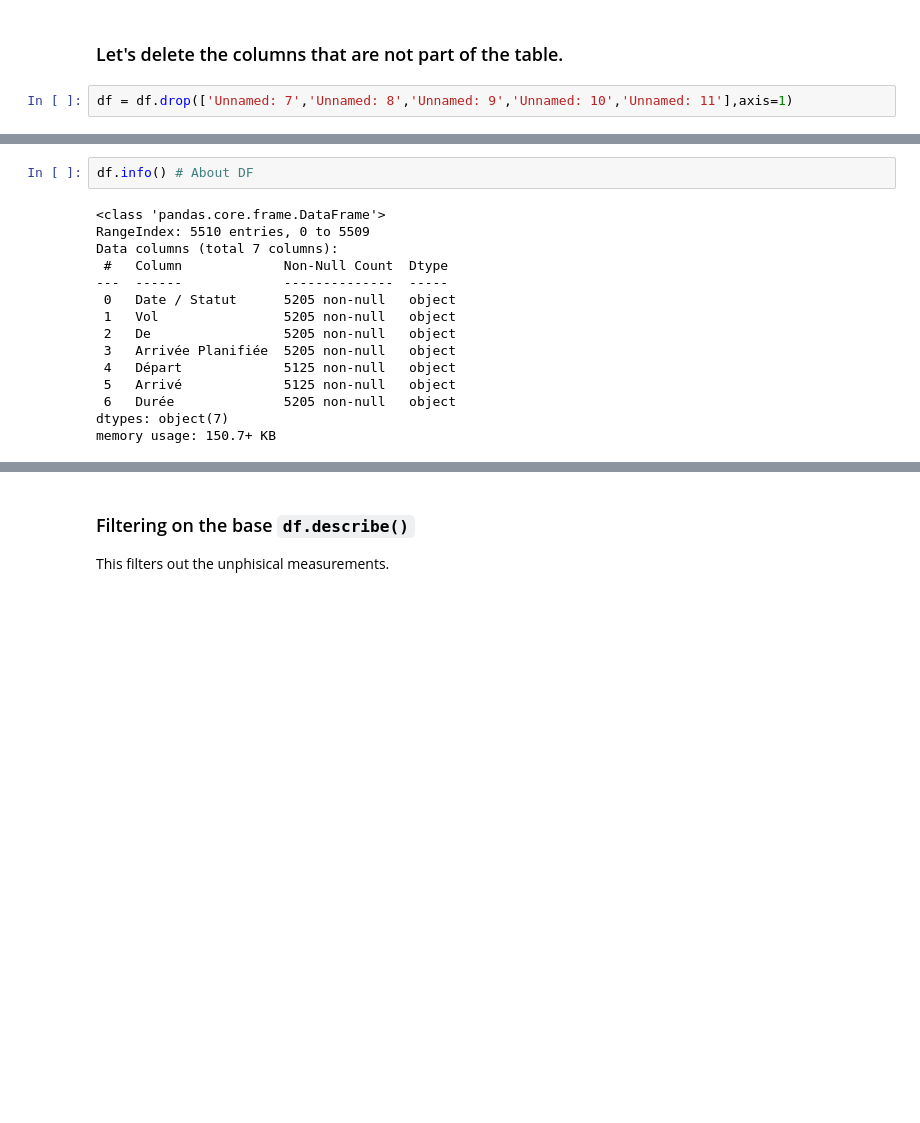
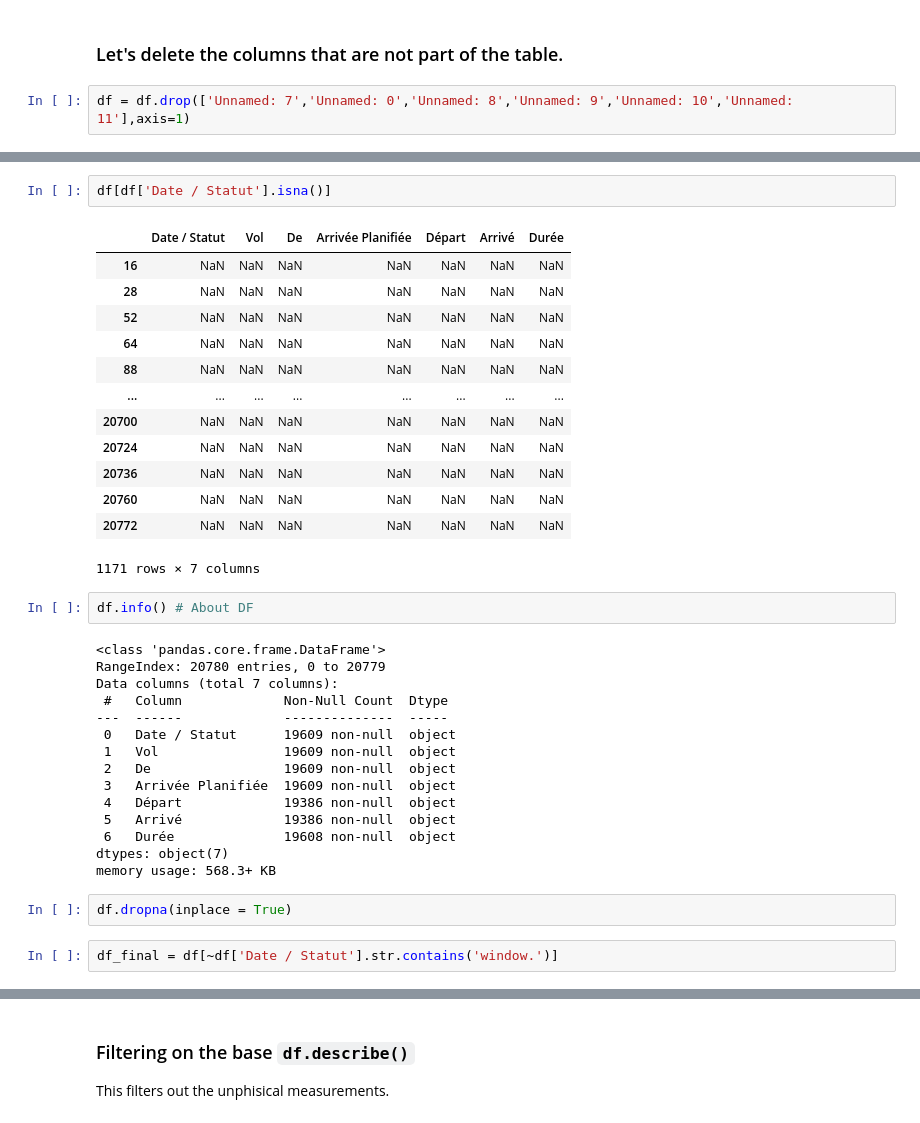
Before and after one commit to Shito3/Airplanes_Analysis, a Jupyter notebook: airlines-EDA.ipynb, the cells around one changed output, grey strips where cells are left out. Drawn from its saved outputs; the diff is of its cells as text; blank space fills up the shorter version.

```diff
--- a/airlines-EDA.ipynb
+++ b/airlines-EDA.ipynb
@@ -51,7 +51,7 @@ df.head()
 # %% [markdown]
 ### Let's delete the columns that are not part of the table.
 # %%
-df = df.drop(['Unnamed: 7','Unnamed: 8','Unnamed: 9','Unnamed: 10','Unnamed: 11'],axis=1)
+df = df.drop(['Unnamed: 7','Unnamed: 0','Unnamed: 8','Unnamed: 9','Unnamed: 10','Unnamed: 11'],axis=1)
 # %%
 df.head() #Let's look at the result now.
 # %% [output]
@@ -64,17 +64,37 @@ df.head() #Let's look at the result now.
+# %%
+df[df['Date / Statut'].isna()]
+# %% [output]
+|  | Date / Statut | Vol | De | Arrivée Planifiée | Départ | Arrivé | Durée |
+| 16 | NaN | NaN | NaN | NaN | NaN | NaN | NaN |
+| 28 | NaN | NaN | NaN | NaN | NaN | NaN | NaN |
+| 52 | NaN | NaN | NaN | NaN | NaN | NaN | NaN |
+| 64 | NaN | NaN | NaN | NaN | NaN | NaN | NaN |
+| 88 | NaN | NaN | NaN | NaN | NaN | NaN | NaN |
+| ... | ... | ... | ... | ... | ... | ... | ... |
+| 20700 | NaN | NaN | NaN | NaN | NaN | NaN | NaN |
+| 20724 | NaN | NaN | NaN | NaN | NaN | NaN | NaN |
+| 20736 | NaN | NaN | NaN | NaN | NaN | NaN | NaN |
+| 20760 | NaN | NaN | NaN | NaN | NaN | NaN | NaN |
+| 20772 | NaN | NaN | NaN | NaN | NaN | NaN | NaN |
+1171 rows × 7 columns
 # %%
 df.info() # About DF
 # %% [output]
 <class 'pandas.core.frame.DataFrame'>
-RangeIndex: 5510 entries, 0 to 5509
+RangeIndex: 20780 entries, 0 to 20779
 Data columns (total 7 columns):
  #   Column             Non-Null Count  Dtype
 ---  ------             --------------  -----
- 0   Date / Statut      5205 non-null   object
- 1   Vol                5205 non-null   object
- 2   De                 5205 non-null   object
- 3   Arrivée Planifiée  5205 non-null   object
- 4   Départ             5125 non-null   object
- 5   Arrivé             5125 non-null   object
- 6   Durée              5205 non-null   object
+ 0   Date / Statut      19609 non-null  object
+ 1   Vol                19609 non-null  object
+ 2   De                 19609 non-null  object
+ 3   Arrivée Planifiée  19609 non-null  object
+ 4   Départ             19386 non-null  object
+ 5   Arrivé             19386 non-null  object
+ 6   Durée              19608 non-null  object
 dtypes: object(7)
-memory usage: 150.7+ KB
+memory usage: 568.3+ KB
+# %%
+df.dropna(inplace = True)
+# %%
+df_final = df[~df['Date / Statut'].str.contains('window.')]
```
Also changed, not shown: parts of 11 cells of this notebook, 1 other file.
